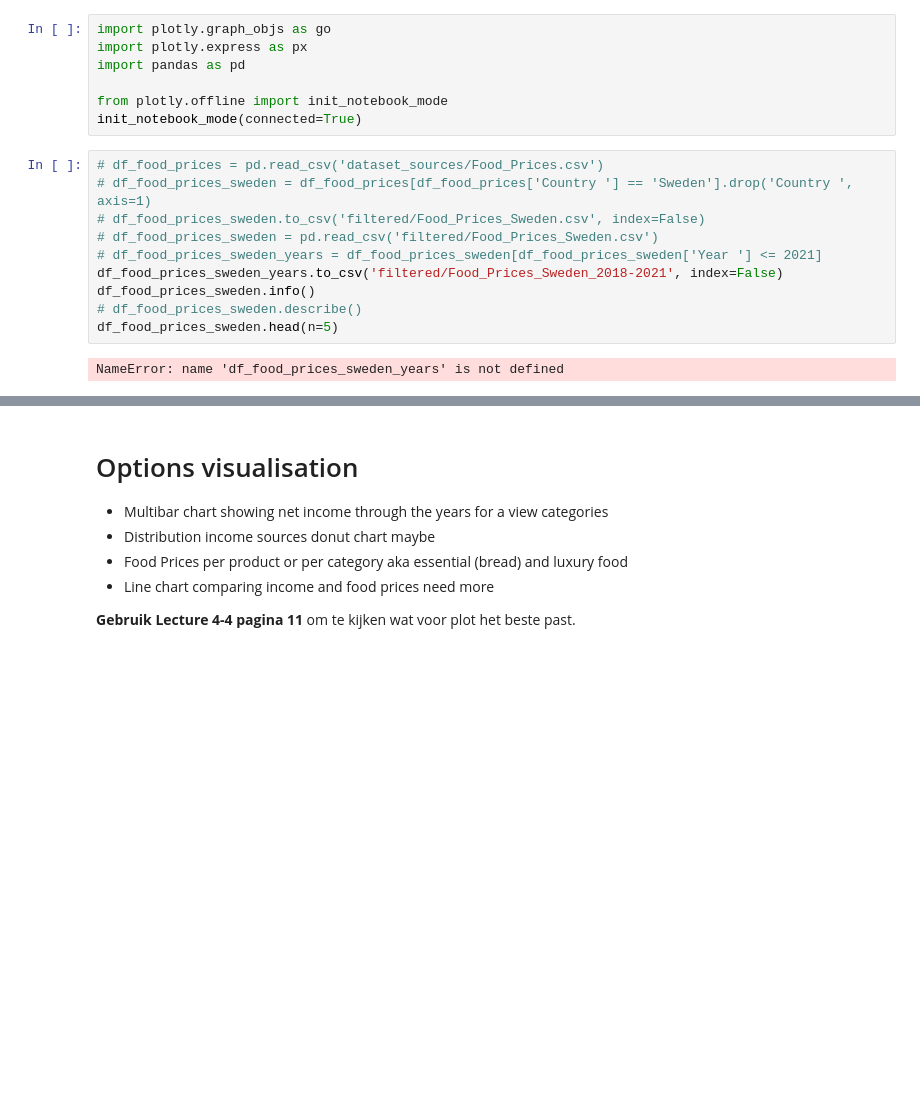
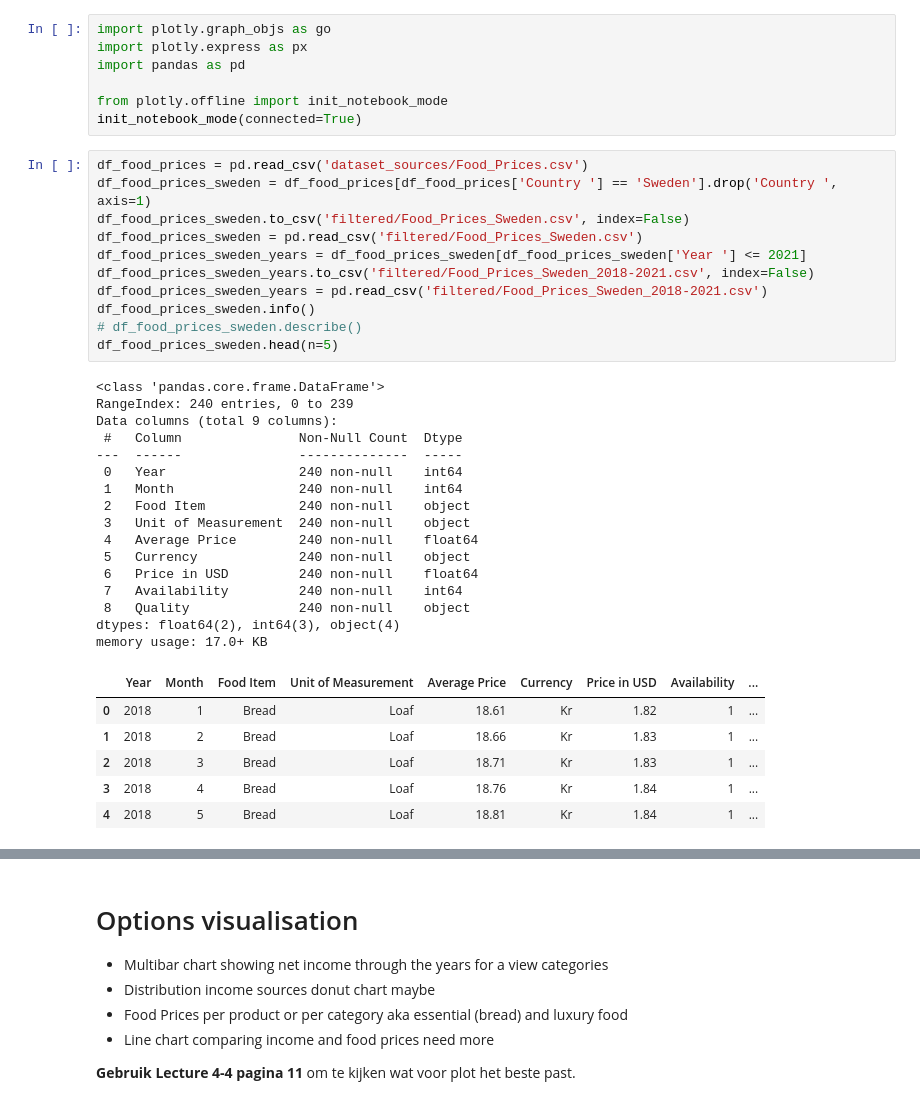
Before and after one commit to prox05/IV-KI-2025, a Jupyter notebook: _build/jupyter_execute/docs/notebook.ipynb, the cells around one changed output, grey strips where cells are left out. Cells and saved outputs as stored; diff of their text form; blank space fills up the shorter version.

Commit message:
Corrected file name in notebook

```diff
--- a/_build/jupyter_execute/docs/notebook.ipynb
+++ b/_build/jupyter_execute/docs/notebook.ipynb
@@ -9,15 +9,37 @@ import pandas as pd
 from plotly.offline import init_notebook_mode
 init_notebook_mode(connected=True)
 # %%
-# df_food_prices = pd.read_csv('dataset_sources/Food_Prices.csv')
-# df_food_prices_sweden = df_food_prices[df_food_prices['Country '] == 'Sweden'].drop('Country ', axis=1)
-# df_food_prices_sweden.to_csv('filtered/Food_Prices_Sweden.csv', index=False)
-# df_food_prices_sweden = pd.read_csv('filtered/Food_Prices_Sweden.csv')
-# df_food_prices_sweden_years = df_food_prices_sweden[df_food_prices_sweden['Year '] <= 2021]
-df_food_prices_sweden_years.to_csv('filtered/Food_Prices_Sweden_2018-2021', index=False)
+df_food_prices = pd.read_csv('dataset_sources/Food_Prices.csv')
+df_food_prices_sweden = df_food_prices[df_food_prices['Country '] == 'Sweden'].drop('Country ', axis=1)
+df_food_prices_sweden.to_csv('filtered/Food_Prices_Sweden.csv', index=False)
+df_food_prices_sweden = pd.read_csv('filtered/Food_Prices_Sweden.csv')
+df_food_prices_sweden_years = df_food_prices_sweden[df_food_prices_sweden['Year '] <= 2021]
+df_food_prices_sweden_years.to_csv('filtered/Food_Prices_Sweden_2018-2021.csv', index=False)
+df_food_prices_sweden_years = pd.read_csv('filtered/Food_Prices_Sweden_2018-2021.csv')
 df_food_prices_sweden.info()
 # df_food_prices_sweden.describe()
 df_food_prices_sweden.head(n=5)
 # %% [output]
-NameError: name 'df_food_prices_sweden_years' is not defined
+<class 'pandas.core.frame.DataFrame'>
+RangeIndex: 240 entries, 0 to 239
+Data columns (total 9 columns):
+ #   Column               Non-Null Count  Dtype
+---  ------               --------------  -----
+ 0   Year                 240 non-null    int64
+ 1   Month                240 non-null    int64
+ 2   Food Item            240 non-null    object
+ 3   Unit of Measurement  240 non-null    object
+ 4   Average Price        240 non-null    float64
+ 5   Currency             240 non-null    object
+ 6   Price in USD         240 non-null    float64
+ 7   Availability         240 non-null    int64
+ 8   Quality              240 non-null    object
+dtypes: float64(2), int64(3), object(4)
+memory usage: 17.0+ KB
+|  | Year | Month | Food Item | Unit of Measurement | Average Price | Currency | Price in USD | Availability | ... |
+| 0 | 2018 | 1 | Bread | Loaf | 18.61 | Kr | 1.82 | 1 | ... |
+| 1 | 2018 | 2 | Bread | Loaf | 18.66 | Kr | 1.83 | 1 | ... |
+| 2 | 2018 | 3 | Bread | Loaf | 18.71 | Kr | 1.83 | 1 | ... |
+| 3 | 2018 | 4 | Bread | Loaf | 18.76 | Kr | 1.84 | 1 | ... |
+| 4 | 2018 | 5 | Bread | Loaf | 18.81 | Kr | 1.84 | 1 | ... |
 # %%
```
Also changed, not shown: parts of 2 cells of this notebook, 9 other files.
